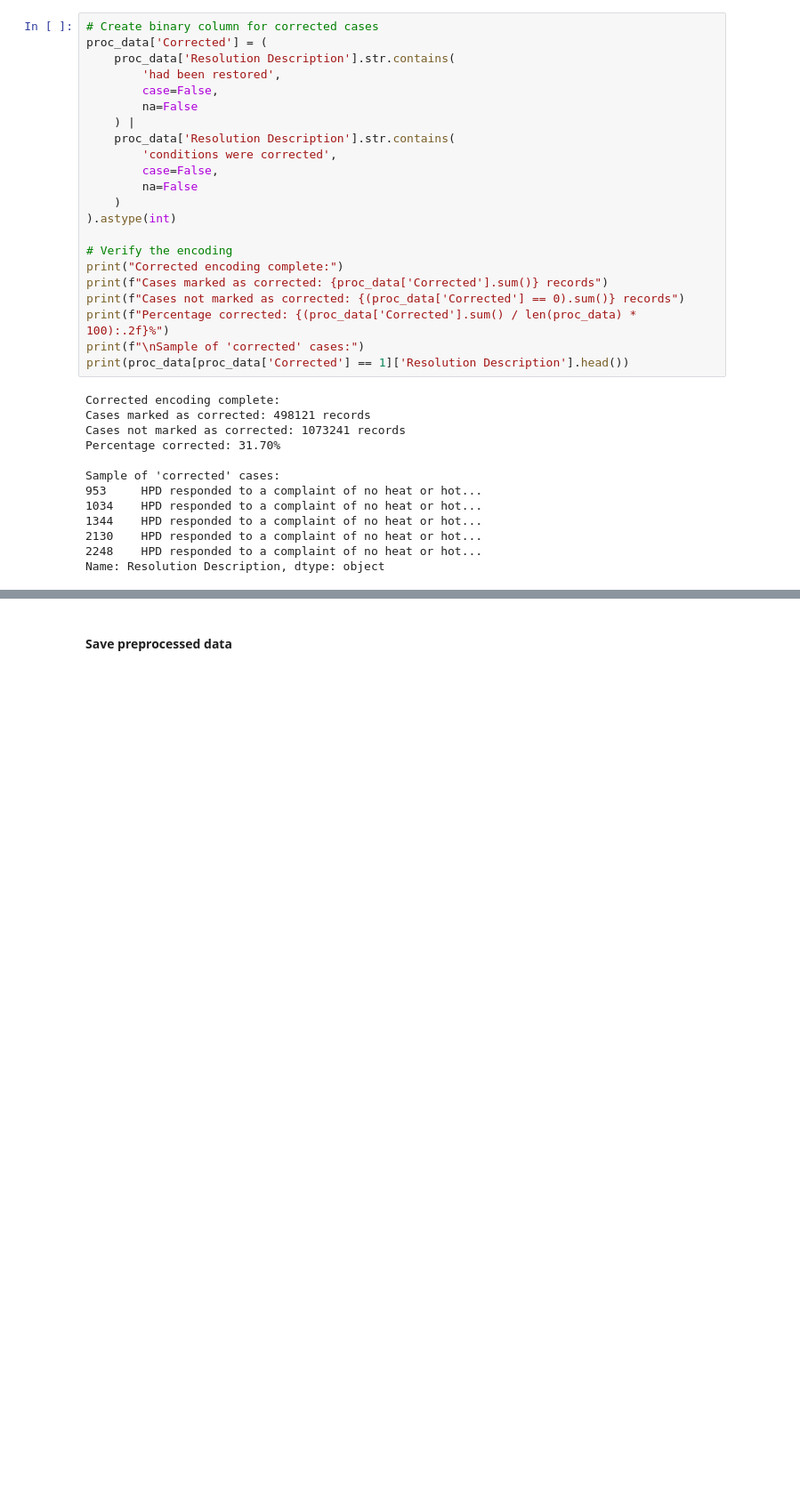
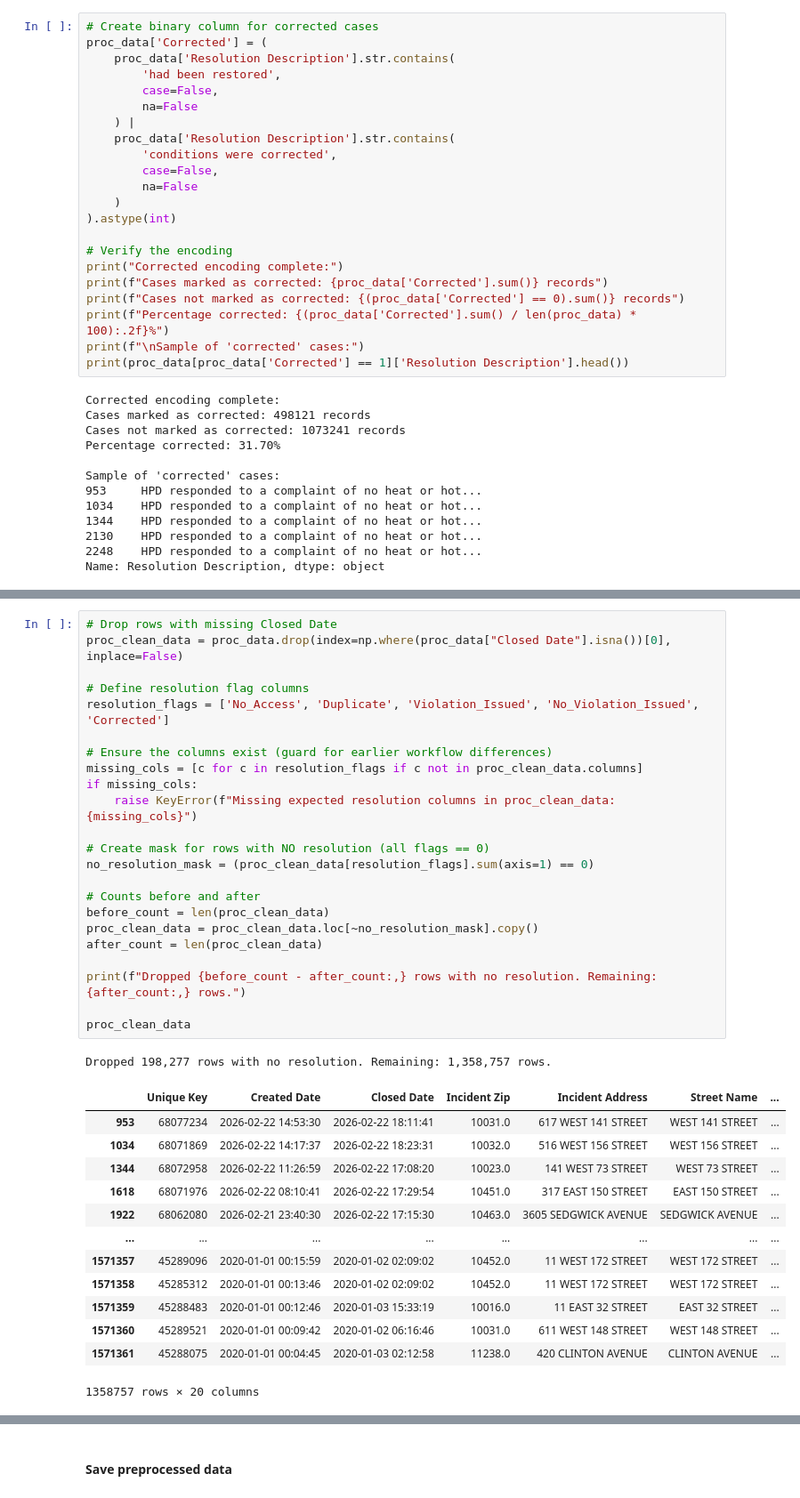
Before and after one commit to zpsheldon/rl-for-housing, a Jupyter notebook: preproc.ipynb, the cells around one changed output, grey strips where cells are left out. Shown at 89% size. Cells and saved outputs as stored; diff of their text form; blank space fills up the shorter version.

```diff
--- a/preproc.ipynb
+++ b/preproc.ipynb
@@ -354,0 +406,38 @@ Note: Categories may overlap - a single report can belong to multiple categories
+# %%
+# Drop rows with missing Closed Date
+proc_clean_data = proc_data.drop(index=np.where(proc_data["Closed Date"].isna())[0], inplace=False)
+
+# Define resolution flag columns
+resolution_flags = ['No_Access', 'Duplicate', 'Violation_Issued', 'No_Violation_Issued', 'Corrected']
+
+# Ensure the columns exist (guard for earlier workflow differences)
+missing_cols = [c for c in resolution_flags if c not in proc_clean_data.columns]
+if missing_cols:
+    raise KeyError(f"Missing expected resolution columns in proc_clean_data: {missing_cols}")
+
+# Create mask for rows with NO resolution (all flags == 0)
+no_resolution_mask = (proc_clean_data[resolution_flags].sum(axis=1) == 0)
+
+# Counts before and after
+before_count = len(proc_clean_data)
+proc_clean_data = proc_clean_data.loc[~no_resolution_mask].copy()
+after_count = len(proc_clean_data)
+
+print(f"Dropped {before_count - after_count:,} rows with no resolution. Remaining: {after_count:,} rows.")
+
+proc_clean_data
+# %% [output]
+Dropped 198,277 rows with no resolution. Remaining: 1,358,757 rows.
+|  | Unique Key | Created Date | Closed Date | Incident Zip | Incident Address | Street Name | ... |
+| 953 | 68077234 | 2026-02-22 14:53:30 | 2026-02-22 18:11:41 | 10031.0 | 617 WEST 141 STREET | WEST 141 STREET | ... |
+| 1034 | 68071869 | 2026-02-22 14:17:37 | 2026-02-22 18:23:31 | 10032.0 | 516 WEST 156 STREET | WEST 156 STREET | ... |
+| 1344 | 68072958 | 2026-02-22 11:26:59 | 2026-02-22 17:08:20 | 10023.0 | 141 WEST 73 STREET | WEST 73 STREET | ... |
+| 1618 | 68071976 | 2026-02-22 08:10:41 | 2026-02-22 17:29:54 | 10451.0 | 317 EAST 150 STREET | EAST 150 STREET | ... |
+| 1922 | 68062080 | 2026-02-21 23:40:30 | 2026-02-22 17:15:30 | 10463.0 | 3605 SEDGWICK AVENUE | SEDGWICK AVENUE | ... |
+| ... | ... | ... | ... | ... | ... | ... | ... |
+| 1571357 | 45289096 | 2020-01-01 00:15:59 | 2020-01-02 02:09:02 | 10452.0 | 11 WEST 172 STREET | WEST 172 STREET | ... |
+| 1571358 | 45285312 | 2020-01-01 00:13:46 | 2020-01-02 02:09:02 | 10452.0 | 11 WEST 172 STREET | WEST 172 STREET | ... |
+| 1571359 | 45288483 | 2020-01-01 00:12:46 | 2020-01-03 15:33:19 | 10016.0 | 11 EAST 32 STREET | EAST 32 STREET | ... |
+| 1571360 | 45289521 | 2020-01-01 00:09:42 | 2020-01-02 06:16:46 | 10031.0 | 611 WEST 148 STREET | WEST 148 STREET | ... |
+| 1571361 | 45288075 | 2020-01-01 00:04:45 | 2020-01-03 02:12:58 | 11238.0 | 420 CLINTON AVENUE | CLINTON AVENUE | ... |
+1358757 rows × 20 columns
```
Also changed, not shown: parts of 15 cells of this notebook, 2 other files.
